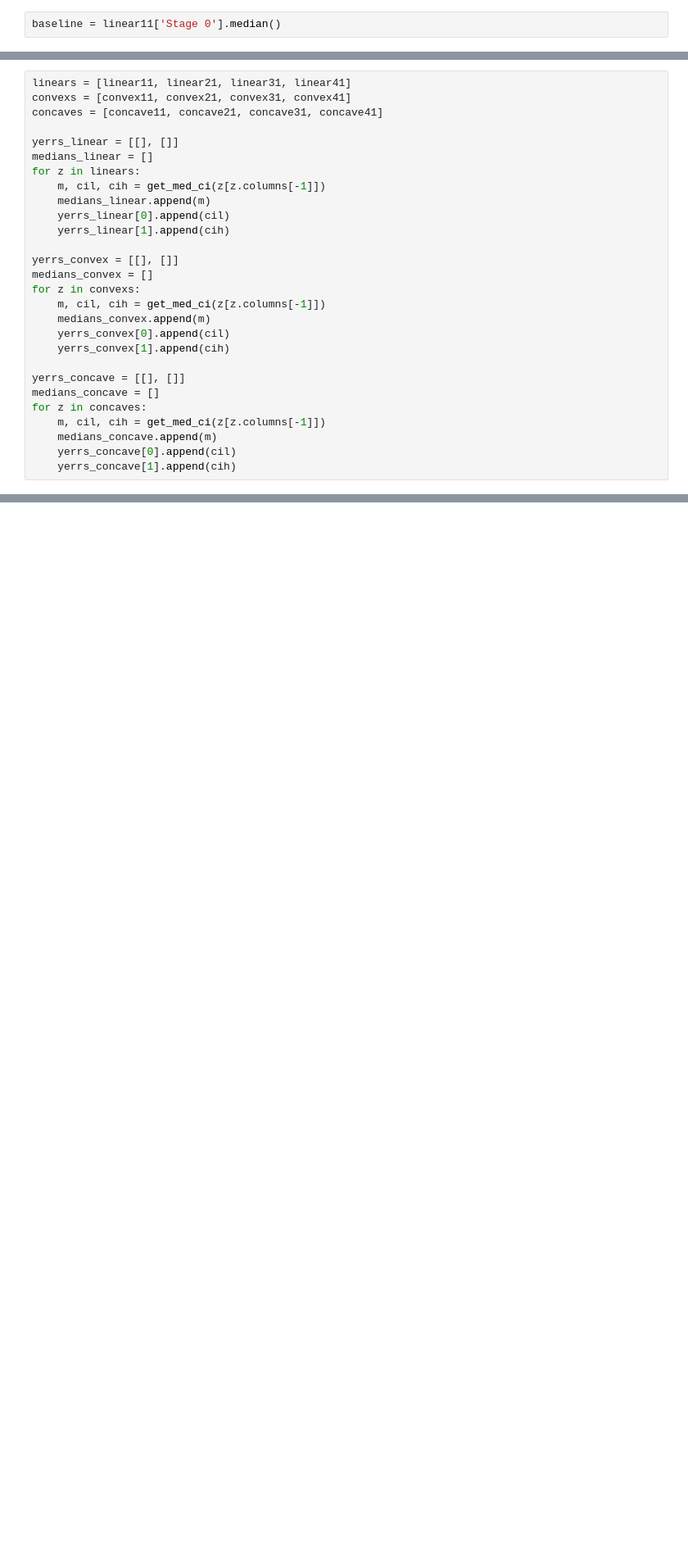
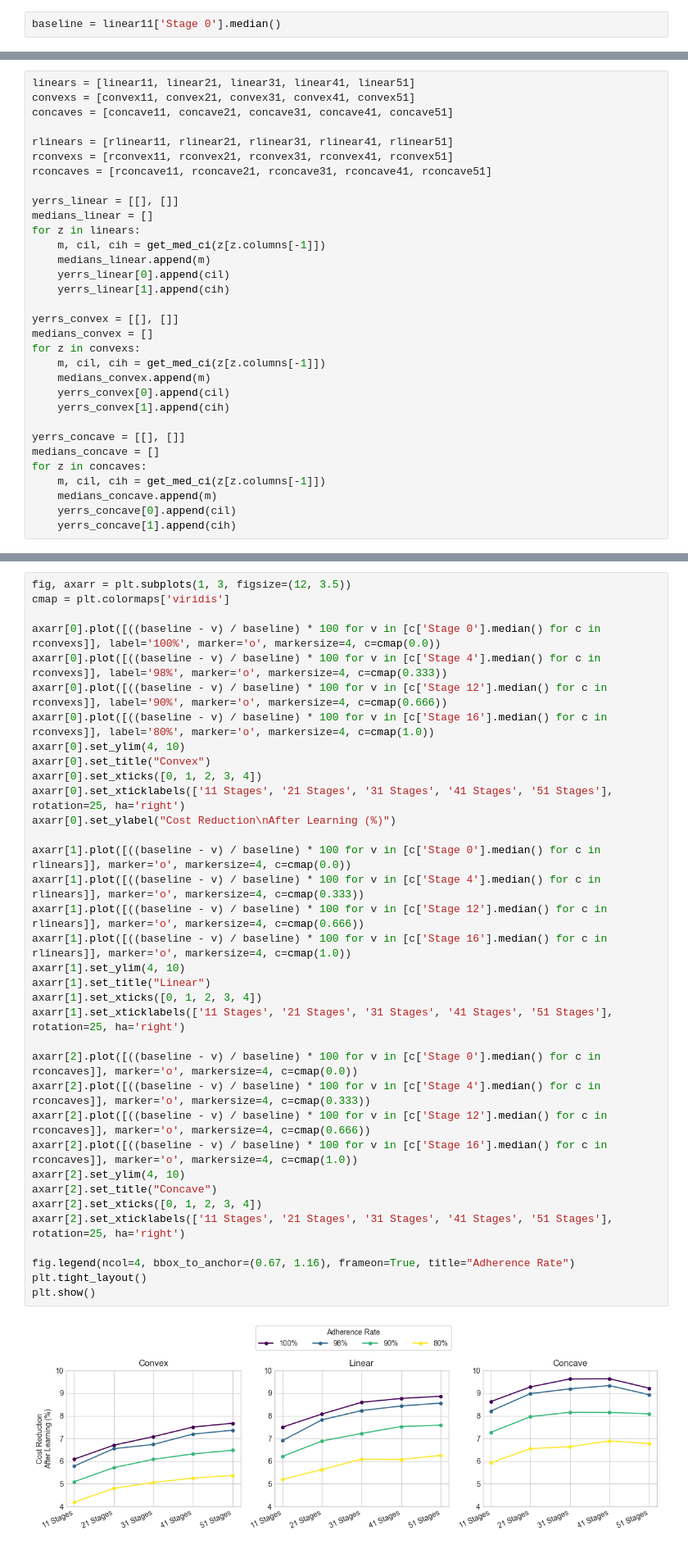
Before and after one commit to geraintpalmer/bed_moves_policy, a Jupyter notebook: src/experiments/annealing_experiments/analysis.ipynb, the cells around one changed output, grey strips where cells are left out. Shown at 82% size. Drawn from its saved outputs; the diff is of its cells as text; blank space fills up the shorter version.

```diff
--- a/src/experiments/annealing_experiments/analysis.ipynb
+++ b/src/experiments/annealing_experiments/analysis.ipynb
@@ -50,9 +73,13 @@ def get_med_ci(data):
     ci_low, ci_high = res.confidence_interval
     return median, median - ci_low, ci_high - median
 # %%
-linears = [linear11, linear21, linear31, linear41]
-convexs = [convex11, convex21, convex31, convex41]
-concaves = [concave11, concave21, concave31, concave41]
+linears = [linear11, linear21, linear31, linear41, linear51]
+convexs = [convex11, convex21, convex31, convex41, convex51]
+concaves = [concave11, concave21, concave31, concave41, concave51]
+
+rlinears = [rlinear11, rlinear21, rlinear31, rlinear41, rlinear51]
+rconvexs = [rconvex11, rconvex21, rconvex31, rconvex41, rconvex51]
+rconcaves = [rconcave11, rconcave21, rconcave31, rconcave41, rconcave51]
 
 yerrs_linear = [[], []]
 medians_linear = []
@@ -96,0 +124,37 @@ plt.show()
+# %%
+fig, axarr = plt.subplots(1, 3, figsize=(12, 3.5))
+cmap = plt.colormaps['viridis']
+
+axarr[0].plot([((baseline - v) / baseline) * 100 for v in [c['Stage 0'].median() for c in rconvexs]], label='100%', marker='o', markersize=4, c=cmap(0.0))
+axarr[0].plot([((baseline - v) / baseline) * 100 for v in [c['Stage 4'].median() for c in rconvexs]], label='98%', marker='o', markersize=4, c=cmap(0.333))
+axarr[0].plot([((baseline - v) / baseline) * 100 for v in [c['Stage 12'].median() for c in rconvexs]], label='90%', marker='o', markersize=4, c=cmap(0.666))
+axarr[0].plot([((baseline - v) / baseline) * 100 for v in [c['Stage 16'].median() for c in rconvexs]], label='80%', marker='o', markersize=4, c=cmap(1.0))
+axarr[0].set_ylim(4, 10)
+axarr[0].set_title("Convex")
+axarr[0].set_xticks([0, 1, 2, 3, 4])
+axarr[0].set_xticklabels(['11 Stages', '21 Stages', '31 Stages', '41 Stages', '51 Stages'], rotation=25, ha='right')
+axarr[0].set_ylabel("Cost Reduction\nAfter Learning (%)")
+
+axarr[1].plot([((baseline - v) / baseline) * 100 for v in [c['Stage 0'].median() for c in rlinears]], marker='o', markersize=4, c=cmap(0.0))
+axarr[1].plot([((baseline - v) / baseline) * 100 for v in [c['Stage 4'].median() for c in rlinears]], marker='o', markersize=4, c=cmap(0.333))
+axarr[1].plot([((baseline - v) / baseline) * 100 for v in [c['Stage 12'].median() for c in rlinears]], marker='o', markersize=4, c=cmap(0.666))
+axarr[1].plot([((baseline - v) / baseline) * 100 for v in [c['Stage 16'].median() for c in rlinears]], marker='o', markersize=4, c=cmap(1.0))
+axarr[1].set_ylim(4, 10)
+axarr[1].set_title("Linear")
+axarr[1].set_xticks([0, 1, 2, 3, 4])
+axarr[1].set_xticklabels(['11 Stages', '21 Stages', '31 Stages', '41 Stages', '51 Stages'], rotation=25, ha='right')
+
+axarr[2].plot([((baseline - v) / baseline) * 100 for v in [c['Stage 0'].median() for c in rconcaves]], marker='o', markersize=4, c=cmap(0.0))
+axarr[2].plot([((baseline - v) / baseline) * 100 for v in [c['Stage 4'].median() for c in rconcaves]], marker='o', markersize=4, c=cmap(0.333))
+axarr[2].plot([((baseline - v) / baseline) * 100 for v in [c['Stage 12'].median() for c in rconcaves]], marker='o', markersize=4, c=cmap(0.666))
+axarr[2].plot([((baseline - v) / baseline) * 100 for v in [c['Stage 16'].median() for c in rconcaves]], marker='o', markersize=4, c=cmap(1.0))
+axarr[2].set_ylim(4, 10)
+axarr[2].set_title("Concave")
+axarr[2].set_xticks([0, 1, 2, 3, 4])
+axarr[2].set_xticklabels(['11 Stages', '21 Stages', '31 Stages', '41 Stages', '51 Stages'], rotation=25, ha='right')
+
+fig.legend(ncol=4, bbox_to_anchor=(0.67, 1.16), frameon=True, title="Adherence Rate")
+plt.tight_layout()
+plt.show()
+# %% [output]
+[figure, added]
```
Also changed, not shown: parts of 7 cells of this notebook, 44 other files.
